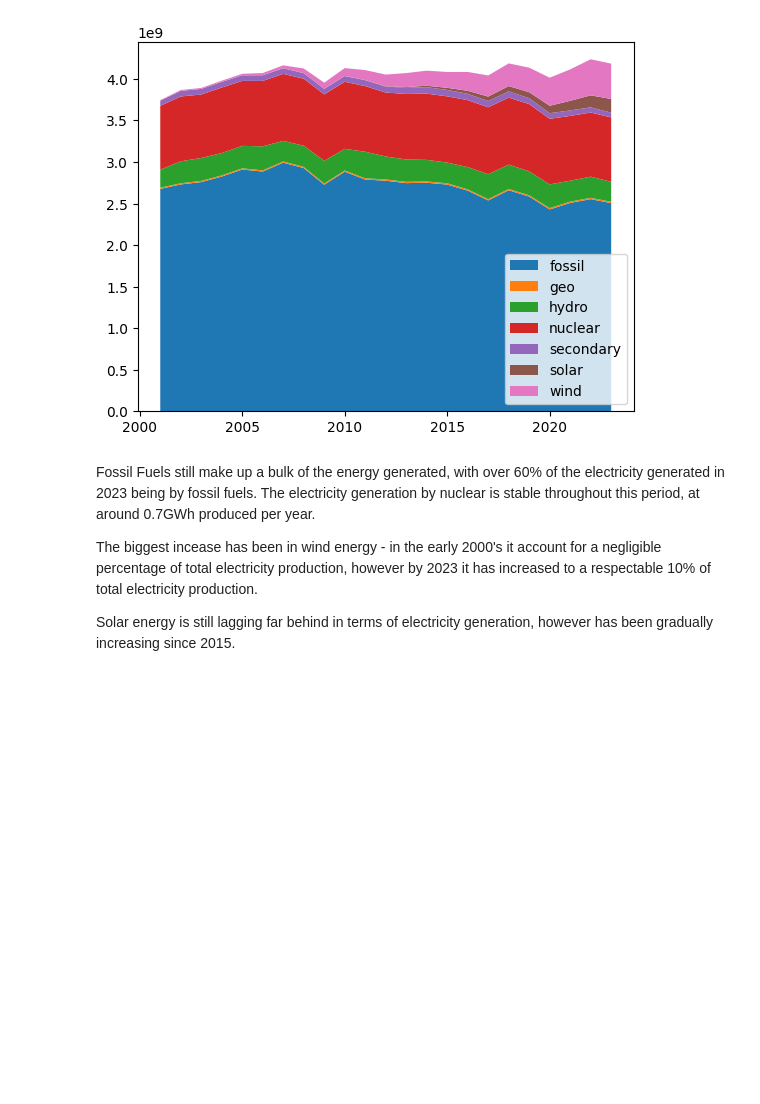
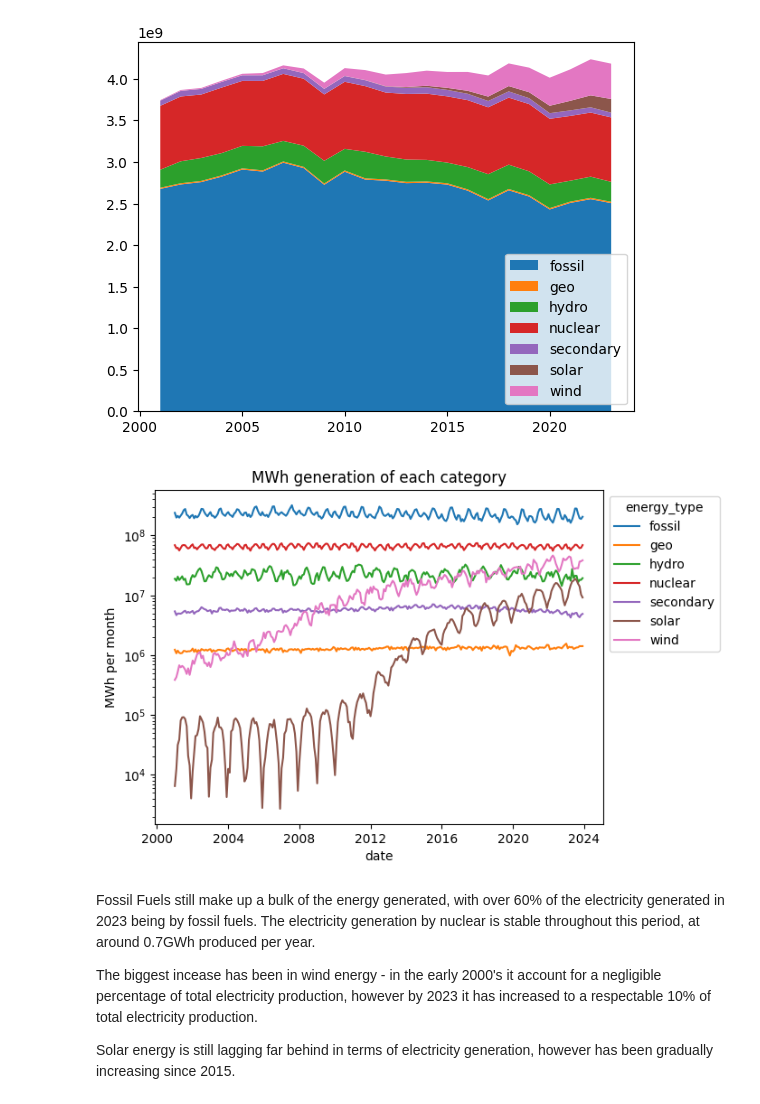
Before and after one commit to AayushSo/udacity-capstone, a Jupyter notebook: data/Exploratory Analysis.ipynb, the cells around one changed output. Saved outputs shown, nothing was run; the diff lists cells and outputs as text; code cells hidden in the pictures; blank space fills up the shorter version.

```diff
--- a/data/Exploratory Analysis.ipynb
+++ b/data/Exploratory Analysis.ipynb
@@ -51,6 +55,14 @@ plt.legend(proxy_rects, energy_list, loc="lower right");
 #ax[0].get_facecolor()[0]
 # %% [output]
 [figure]
+# %%
+ax = sns.lineplot(data=df.drop(['state','population','month'],axis=1).groupby('date',as_index=False).sum().melt(id_vars='date', var_name='energy_type'),x='date',hue='energy_type',y='value')
+sns.move_legend(ax,"upper left", bbox_to_anchor=(1, 1))
+ax.set_yscale('log');
+ax.set_ylabel('MWh per month');
+ax.set_title('MWh generation of each category');
+# %% [output]
+[figure, added]
 # %% [markdown]
 Fossil Fuels still make up a bulk of the energy generated, with over 60% of the electricity generated in 2023 being by fossil fuels. The electricity generation by nuclear is stable throughout this period, at around 0.7GWh produced per year.
 
```
Also changed, not shown: parts of 9 cells of this notebook, 8 other files.
